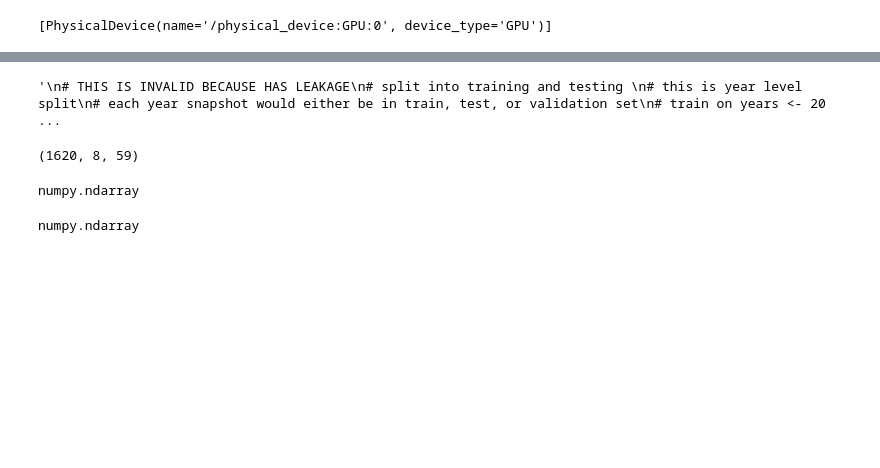
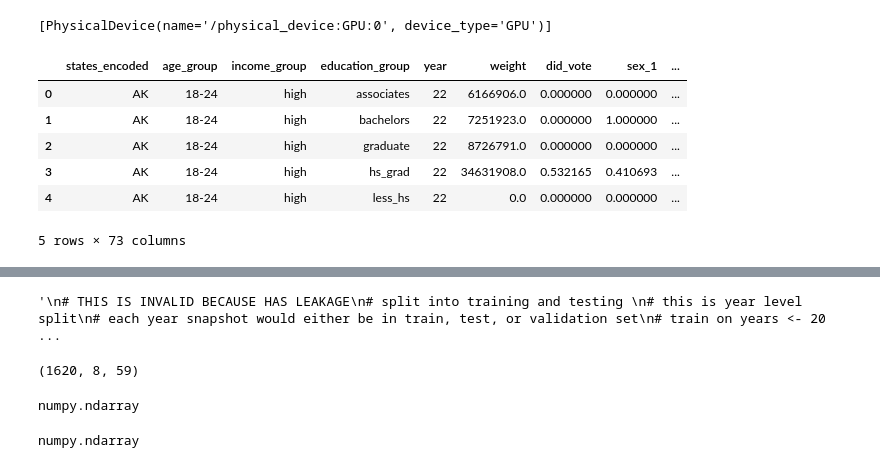
Before and after one commit to ecw70574/US-Census-Voting-and-Registration-DSCI-Capstone-Project, a Jupyter notebook: LSTM-pipeline-and-training.ipynb, the cells around one changed output, grey strips where cells are left out. Drawn from its saved outputs; the diff is of its cells as text; code cells hidden in the pictures; blank space fills up the shorter version.

```diff
--- a/LSTM-pipeline-and-training.ipynb
+++ b/LSTM-pipeline-and-training.ipynb
@@ -11,0 +10,19 @@ print(tf.config.list_physical_devices('GPU'))
+# %%
+# read in and append the agg census data
+import pandas as pd
+import numpy as np
+all_years = pd.DataFrame()
+for i in range(10,24,2):
+  # read in file
+  filename = "panel_" + str(i) + ".csv"
+  this_df = pd.read_csv("https://raw.githubusercontent.com/ecw70574/US-Census-Voting-and-Registration-DSCI-Capstone-Project/refs/heads/main/processed/" + filename)
+  all_years = pd.concat([this_df, all_years])
+all_years.head()
+# %% [output]
+|  | states_encoded | age_group | income_group | education_group | year | weight | did_vote | sex_1 | ... |
+| 0 | AK | 18-24 | high | associates | 22 | 6166906.0 | 0.000000 | 0.000000 | ... |
+| 1 | AK | 18-24 | high | bachelors | 22 | 7251923.0 | 0.000000 | 1.000000 | ... |
+| 2 | AK | 18-24 | high | graduate | 22 | 8726791.0 | 0.000000 | 0.000000 | ... |
+| 3 | AK | 18-24 | high | hs_grad | 22 | 34631908.0 | 0.532165 | 0.410693 | ... |
+| 4 | AK | 18-24 | high | less_hs | 22 | 0.0 | 0.000000 | 0.000000 | ... |
+5 rows × 73 columns
```
Also changed, not shown: parts of 10 cells of this notebook.
